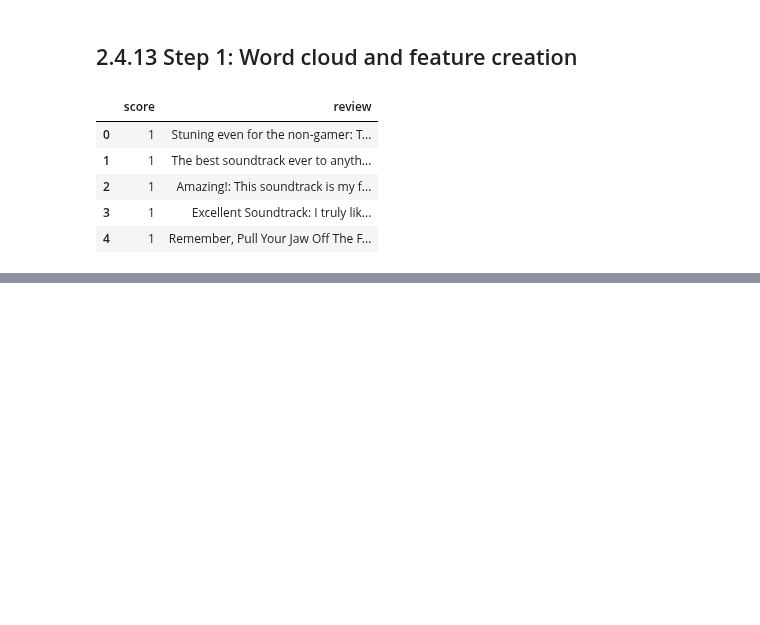
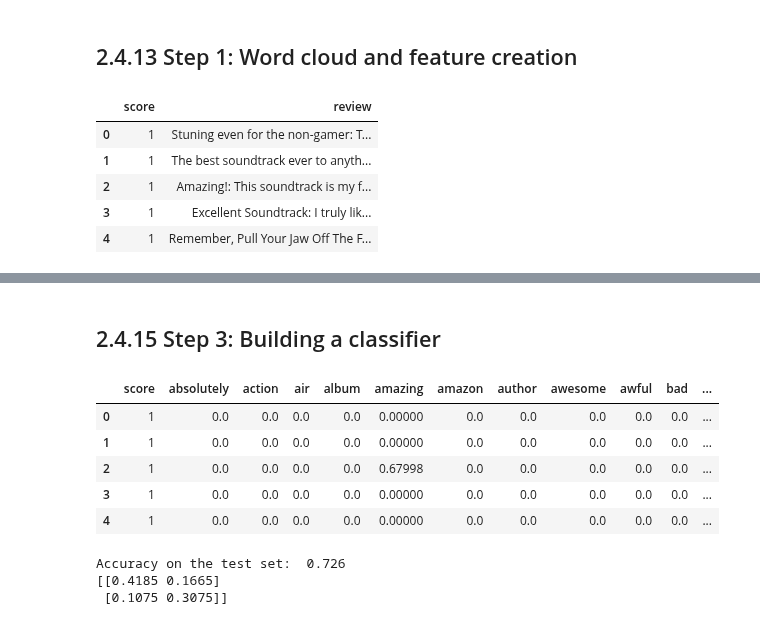
Before and after one commit to oecorrechag/natural_language_processing, a Jupyter notebook: 2. Sentiment Analysis in Python/notebooks/2.4.0_Let's Predict the Sentiment.ipynb, the cells around one changed output, grey strips where cells are left out. Drawn from its saved outputs; the diff is of its cells as text; code cells hidden in the pictures; blank space fills up the shorter version.

```diff
--- a/2. Sentiment Analysis in Python/notebooks/2.4.0_Let's Predict the Sentiment.ipynb
+++ b/2. Sentiment Analysis in Python/notebooks/2.4.0_Let's Predict the Sentiment.ipynb
@@ -267,0 +271,12 @@ reviews['n_words'] = len_tokens
+# %%
+# Import the TfidfVectorizer and default list of English stop words
+from sklearn.feature_extraction.text import TfidfVectorizer, ENGLISH_STOP_WORDS
+
+# Build the vectorizer
+vect = TfidfVectorizer(stop_words=ENGLISH_STOP_WORDS, ngram_range=(1,2), max_features=200, token_pattern=r'\b[^\d\W][^\d\W]+\b').fit(reviews.review)
+# Create sparse matrix from the vectorizer
+X = vect.transform(reviews.review)
+
+# Create a DataFrame
+reviews_transformed = pd.DataFrame(X.toarray(), columns=vect.get_feature_names_out())
+print('Top 5 rows of the DataFrame: \n', reviews_transformed.head())
@@ -268,2 +301,41 @@ reviews['n_words'] = len_tokens
+# %% [markdown]
+## 2.4.15 Step 3: Building a classifier
+# %%
+reviews = pd.read_csv(raw / "reviews.csv", sep=',')
+reviews = reviews.loc[:,['score']]
+reviews = reviews.reset_index()
+
+reviews_transformed = reviews_transformed.reset_index()
+
+reviews_transformed = pd.merge(reviews, reviews_transformed, how='left', on=['index'])
+reviews_transformed.drop(['index'], axis=1, inplace=True)
+reviews_transformed.head()
+# %% [output]
+|  | score | absolutely | action | air | album | amazing | amazon | author | awesome | awful | bad | ... |
+| 0 | 1 | 0.0 | 0.0 | 0.0 | 0.0 | 0.00000 | 0.0 | 0.0 | 0.0 | 0.0 | 0.0 | ... |
+| 1 | 1 | 0.0 | 0.0 | 0.0 | 0.0 | 0.00000 | 0.0 | 0.0 | 0.0 | 0.0 | 0.0 | ... |
+| 2 | 1 | 0.0 | 0.0 | 0.0 | 0.0 | 0.67998 | 0.0 | 0.0 | 0.0 | 0.0 | 0.0 | ... |
+| 3 | 1 | 0.0 | 0.0 | 0.0 | 0.0 | 0.00000 | 0.0 | 0.0 | 0.0 | 0.0 | 0.0 | ... |
+| 4 | 1 | 0.0 | 0.0 | 0.0 | 0.0 | 0.00000 | 0.0 | 0.0 | 0.0 | 0.0 | 0.0 | ... |
+# %%
+# Define X and y
+y = reviews_transformed.score
+X = reviews_transformed.drop('score', axis=1)
+
+# Train/test split
+X_train, X_test, y_train, y_test = train_test_split(X, y, test_size=0.2, random_state=456)
+
+# Train a logistic regression
+log_reg = LogisticRegression().fit(X_train, y_train)
+# Predict the labels
+y_predicted = log_reg.predict(X_test)
+
+# Print accuracy score and confusion matrix on test set
+print('Accuracy on the test set: ', accuracy_score(y_predicted, y_test))
+print(confusion_matrix(y_predicted, y_test)/len(y_test))
+# %% [output]
+Accuracy on the test set:  0.726
+[[0.4185 0.1665]
+ [0.1075 0.3075]]
 # %%
 print('ok_')
```
Also changed, not shown: parts of 4 cells of this notebook.
